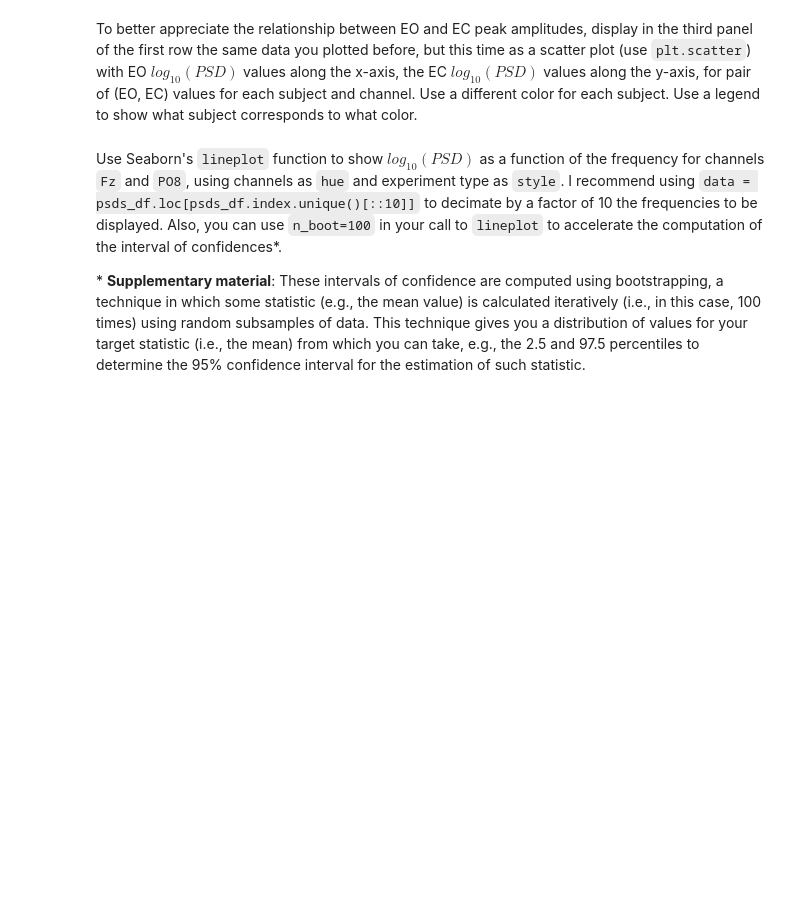
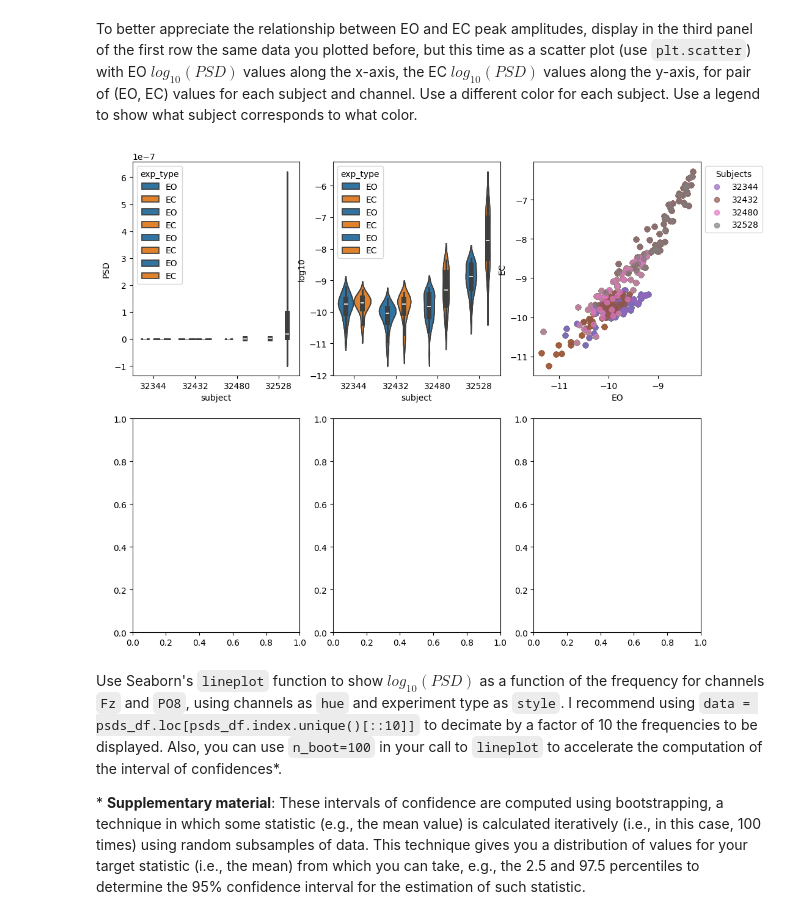
Before and after one commit to kfrancis2017/csce556-labs, a Jupyter notebook: CSCE556_Lab4.ipynb, the cells around one changed output. Saved outputs shown, nothing was run; the diff lists cells and outputs as text; code cells hidden in the pictures; blank space fills up the shorter version.

```diff
--- a/CSCE556_Lab4.ipynb
+++ b/CSCE556_Lab4.ipynb
@@ -93,3 +89,22 @@ To better appreciate the relationship between EO and EC peak amplitudes, display
+# %%
+##### insert your code #####
+scatter_data = psds_slice.pivot_table(index=["subject", "channel"], columns="exp_type", values="log10").reset_index()
+
+for subj, group in scatter_data.groupby("subject"):
+    axes[0,2].scatter(group["EO"], group["EC"], label=subj, alpha=0.7)
+
+# Getting a duplication error in the legend
+handles, labels = axes[0,2].get_legend_handles_labels()
+unique = dict(zip(labels, handles))
+limited_labels = list(unique.keys())[:4]
+limited_handles = [unique[label] for label in limited_labels]
+
+axes[0,2].legend(limited_handles, limited_labels, title="Subjects", bbox_to_anchor=(1, 1))
+
+fig
+############################
+# %% [output]
+[figure, added]
 # %% [markdown]
 Use Seaborn's `lineplot` function to show $log_{10}(PSD)$ as a function of the frequency for channels `Fz` and `PO8`, using channels as `hue` and experiment type as `style`. I recommend using `data = psds_df.loc[psds_df.index.unique()[::10]]` to decimate by a factor of 10 the frequencies to be displayed. Also, you can use `n_boot=100` in your call to `lineplot` to accelerate the computation of the interval of confidences*.
 
```
Also changed, not shown: parts of 5 cells of this notebook.
